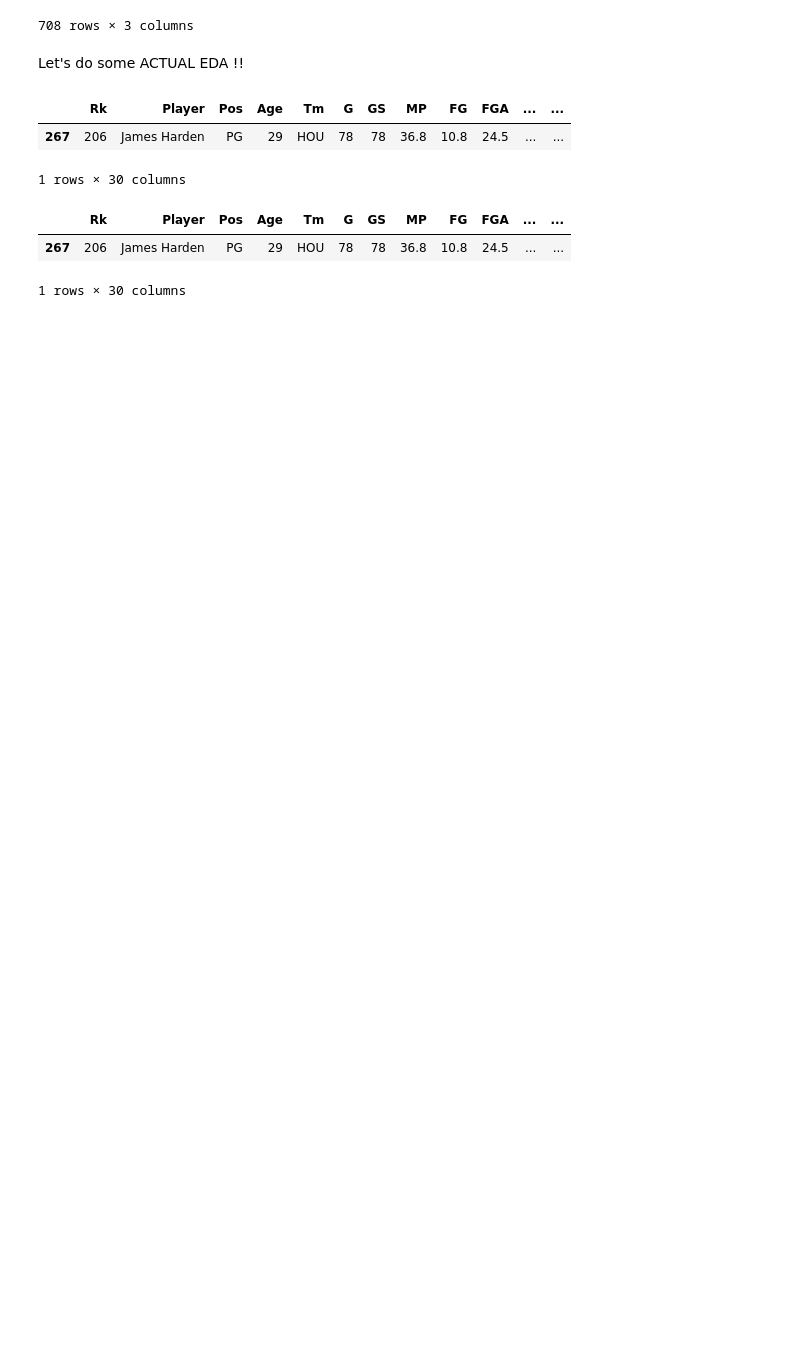
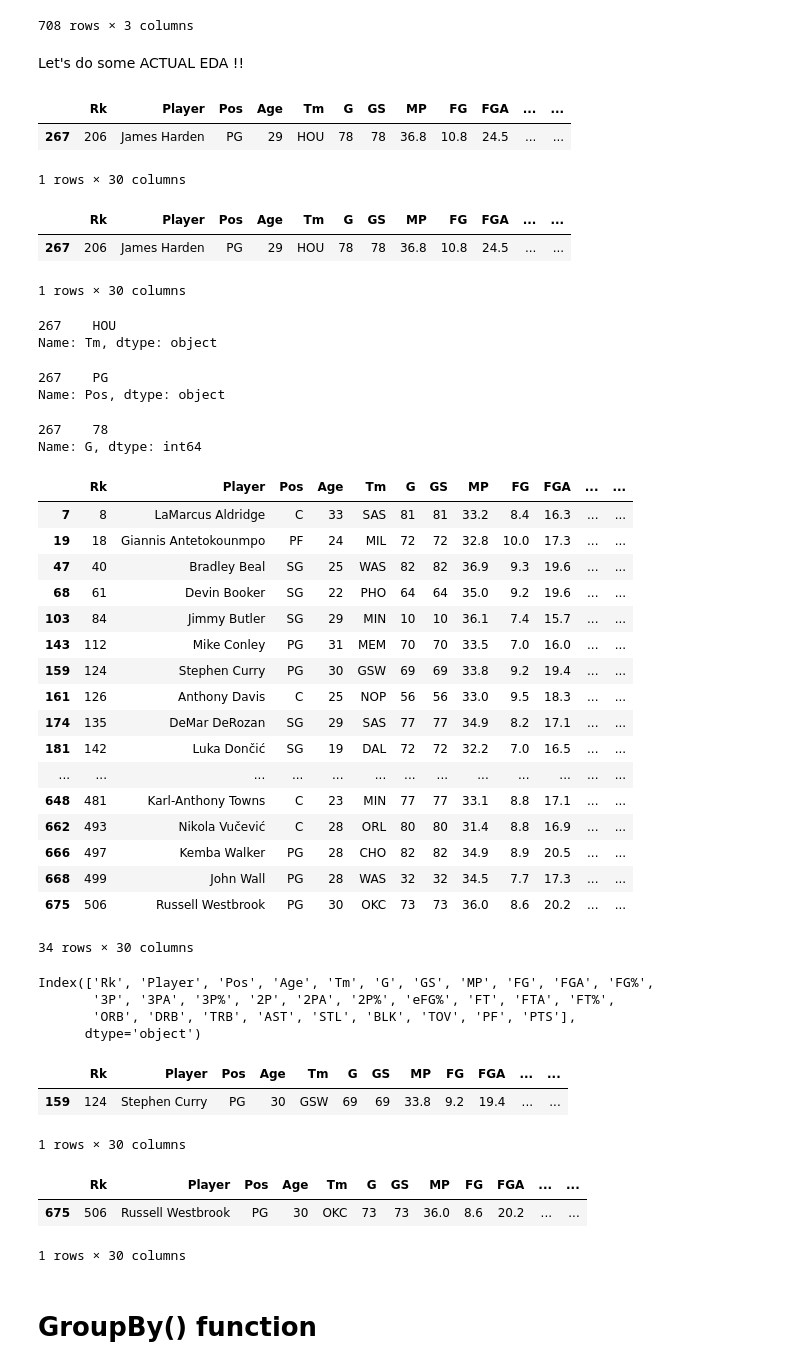
Before and after one commit to sandhyaammasi/EDA, a Jupyter notebook: expDataAna.ipynb, the cells around one changed output. Saved outputs shown, nothing was run; the diff lists cells and outputs as text; code cells hidden in the pictures; blank space fills up the shorter version.

Commit message:
group by EDA

```diff
--- a/expDataAna.ipynb
+++ b/expDataAna.ipynb
@@ -196,3 +196,75 @@ playerWithMaxPoints1
 |  | Rk | Player | Pos | Age | Tm | G | GS | MP | FG | FGA | ... | ... |
 | 267 | 206 | James Harden | PG | 29 | HOU | 78 | 78 | 36.8 | 10.8 | 24.5 | ... | ... |
 1 rows × 30 columns
+# %%
+#Q2 what team is the player from?
+playerWithMaxPoints1['Tm']
+
+#Houstonian eh ???
+#Howdy !!!!
+#UofH
+#GoCoogs !!!
+# %% [output]
+267    HOU
+Name: Tm, dtype: object
+# %%
+#Q3 Which position is the player playing as?
+playerWithMaxPoints1.Pos
+# %% [output]
+267    PG
+Name: Pos, dtype: object
+# %%
+#Q4 How many games did the player played in the season?
+playerWithMaxPoints1.G
+# %% [output]
+267    78
+Name: G, dtype: int64
+# %%
+#Q5 Which player scored more than 20 Points (PTS) Per Game?
+player_morethan_20 = df[df['PTS']>20]
+player_morethan_20
+# %% [output]
+|  | Rk | Player | Pos | Age | Tm | G | GS | MP | FG | FGA | ... | ... |
+| 7 | 8 | LaMarcus Aldridge | C | 33 | SAS | 81 | 81 | 33.2 | 8.4 | 16.3 | ... | ... |
+| 19 | 18 | Giannis Antetokounmpo | PF | 24 | MIL | 72 | 72 | 32.8 | 10.0 | 17.3 | ... | ... |
+| 47 | 40 | Bradley Beal | SG | 25 | WAS | 82 | 82 | 36.9 | 9.3 | 19.6 | ... | ... |
+| 68 | 61 | Devin Booker | SG | 22 | PHO | 64 | 64 | 35.0 | 9.2 | 19.6 | ... | ... |
+| 103 | 84 | Jimmy Butler | SG | 29 | MIN | 10 | 10 | 36.1 | 7.4 | 15.7 | ... | ... |
+| 143 | 112 | Mike Conley | PG | 31 | MEM | 70 | 70 | 33.5 | 7.0 | 16.0 | ... | ... |
+| 159 | 124 | Stephen Curry | PG | 30 | GSW | 69 | 69 | 33.8 | 9.2 | 19.4 | ... | ... |
+| 161 | 126 | Anthony Davis | C | 25 | NOP | 56 | 56 | 33.0 | 9.5 | 18.3 | ... | ... |
+| 174 | 135 | DeMar DeRozan | SG | 29 | SAS | 77 | 77 | 34.9 | 8.2 | 17.1 | ... | ... |
+| 181 | 142 | Luka Dončić | SG | 19 | DAL | 72 | 72 | 32.2 | 7.0 | 16.5 | ... | ... |
+| ... | ... | ... | ... | ... | ... | ... | ... | ... | ... | ... | ... | ... |
+| 648 | 481 | Karl-Anthony Towns | C | 23 | MIN | 77 | 77 | 33.1 | 8.8 | 17.1 | ... | ... |
+| 662 | 493 | Nikola Vučević | C | 28 | ORL | 80 | 80 | 31.4 | 8.8 | 16.9 | ... | ... |
+| 666 | 497 | Kemba Walker | PG | 28 | CHO | 82 | 82 | 34.9 | 8.9 | 20.5 | ... | ... |
+| 668 | 499 | John Wall | PG | 28 | WAS | 32 | 32 | 34.5 | 7.7 | 17.3 | ... | ... |
+| 675 | 506 | Russell Westbrook | PG | 30 | OKC | 73 | 73 | 36.0 | 8.6 | 20.2 | ... | ... |
+34 rows × 30 columns
+# %%
+
+#Q6 Which player had the highest 3-Point Field Goals Per Game (3P) ?
+df.columns
+# %% [output]
+Index(['Rk', 'Player', 'Pos', 'Age', 'Tm', 'G', 'GS', 'MP', 'FG', 'FGA', 'FG%',
+       '3P', '3PA', '3P%', '2P', '2PA', '2P%', 'eFG%', 'FT', 'FTA', 'FT%',
+       'ORB', 'DRB', 'TRB', 'AST', 'STL', 'BLK', 'TOV', 'PF', 'PTS'],
+      dtype='object')
+# %%
+player_high3Pt = df[df['3P']==df['3P'].max()]
+player_high3Pt
+# %% [output]
+|  | Rk | Player | Pos | Age | Tm | G | GS | MP | FG | FGA | ... | ... |
+| 159 | 124 | Stephen Curry | PG | 30 | GSW | 69 | 69 | 33.8 | 9.2 | 19.4 | ... | ... |
+1 rows × 30 columns
+# %%
+#Q7 Which player had the highest Assists Per Game (AST) ?
+player_max_AST = df[df['AST']==df['AST'].max()]
+player_max_AST
+# %% [output]
+|  | Rk | Player | Pos | Age | Tm | G | GS | MP | FG | FGA | ... | ... |
+| 675 | 506 | Russell Westbrook | PG | 30 | OKC | 73 | 73 | 36.0 | 8.6 | 20.2 | ... | ... |
+1 rows × 30 columns
+# %% [markdown]
+# GroupBy() function
```
Also changed, not shown: parts of 4 cells of this notebook.
